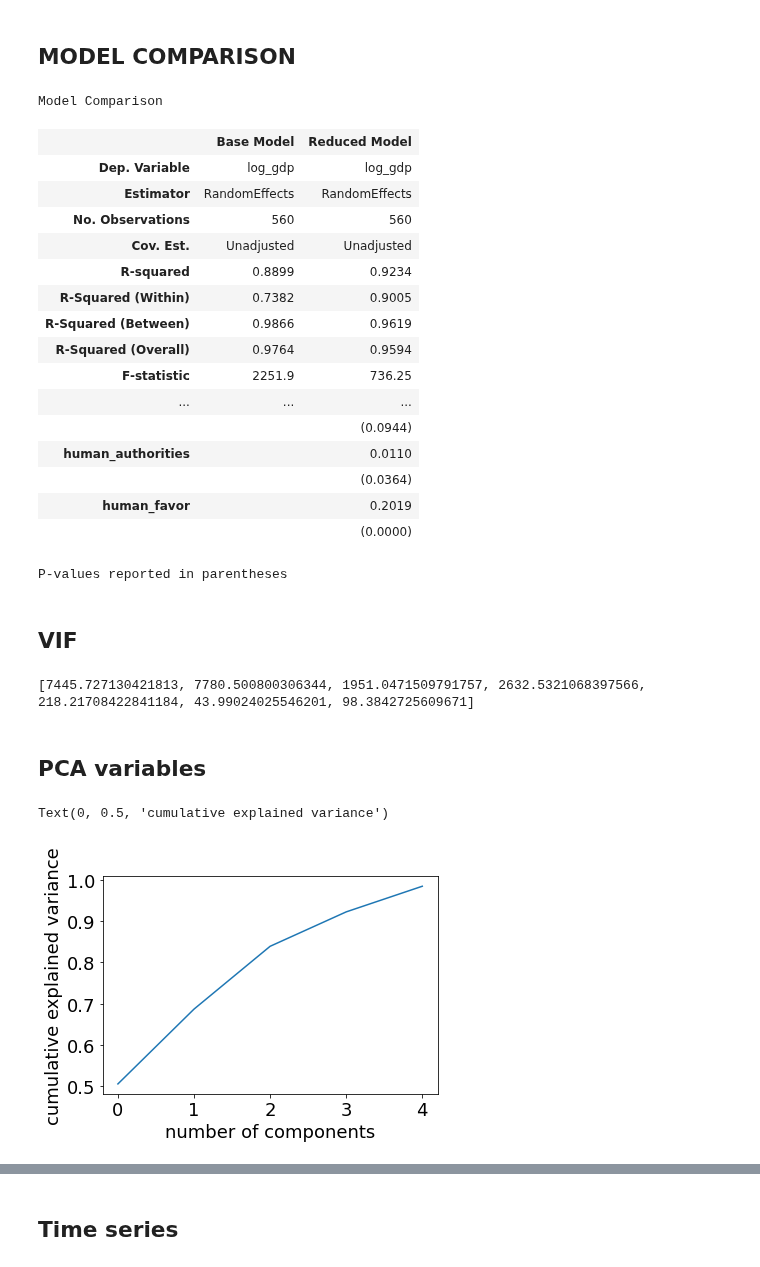
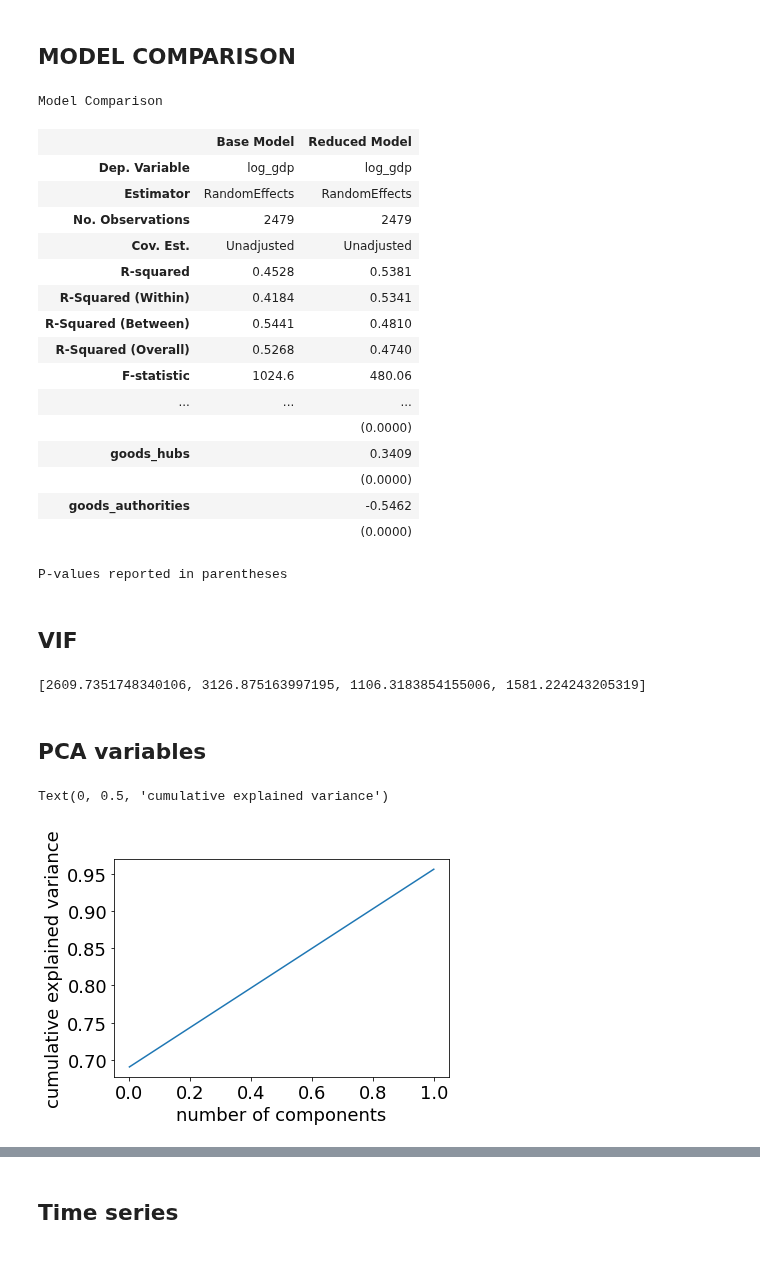
Before and after one commit to jaimeoliver1/social_capital_in_trade_networks, a Jupyter notebook: notebooks/01_01_linear_models_social_capital.ipynb, the cells around one changed output, grey strips where cells are left out. Cells and saved outputs as stored; diff of their text form; code cells hidden in the pictures.

```diff
--- a/notebooks/01_01_linear_models_social_capital.ipynb
+++ b/notebooks/01_01_linear_models_social_capital.ipynb
@@ -35,7 +35,7 @@ networks = ['financial', 'goods', 'human']
 df_model['human_authorities_cero'] = np.isclose(df_model.human_authorities, 0)
 df_model['receiving_cuntries'] = df_model.groupby('country').human_authorities_cero.transform(lambda x: sum(x)<len(x))
 
-df_model = df_model[df_model.receiving_cuntries]
+#df_model = df_model[df_model.receiving_cuntries]
 
 for c in [f'{n}_{c}' for c in centralities for n in networks]:
     df_model[c] = df_model[c].map(lambda x: np.log1p(x*1.e8))
@@ -44,12 +44,3 @@ df_model.loc[df_model.human_authorities_cero, 'human_authorities'] = np.nan
 df_model['human_authorities'] = df_model['human_authorities'].fillna(df_model.groupby('year')['human_authorities'].transform(lambda x: x.median()))
 
 df_model = df_model[~df_model.country.isin(['MNE', 'SRB', 'STP', 'PRK'])]
-# %%
-data_path = os.path.join(output_filepath, 'panel_data.parquet')
-df_model = pd.read_parquet(data_path)
-
-df_model = df_model[df_model.year.between(2001, 2016)]
-
-df_model['human_authorities_cero'] = np.isclose(df_model.human_authorities, 0)
-
-df_model['human_authorities_cero'].value_counts()
@@ -286,9 +281,10 @@ reduced_terms_list = ['financial_hubs',
                       'financial_authorities',
                       'goods_hubs',
                       'goods_authorities',
-                      'human_hubs',
-                      'human_authorities',
-                      'human_favor']
+                      #'human_hubs',
+                      #'human_authorities',
+                      #'human_favor'
+                         ]
 
 reduced_terms_regression = ' + '.join(reduced_terms_list)
 # %%
@@ -317,19 +313,19 @@ Model Comparison
 |  | Base Model | Reduced Model |
 | Dep. Variable | log_gdp | log_gdp |
 | Estimator | RandomEffects | RandomEffects |
-| No. Observations | 560 | 560 |
+| No. Observations | 2479 | 2479 |
 | Cov. Est. | Unadjusted | Unadjusted |
-| R-squared | 0.8899 | 0.9234 |
-| R-Squared (Within) | 0.7382 | 0.9005 |
-| R-Squared (Between) | 0.9866 | 0.9619 |
-| R-Squared (Overall) | 0.9764 | 0.9594 |
-| F-statistic | 2251.9 | 736.25 |
+| R-squared | 0.4528 | 0.5381 |
+| R-Squared (Within) | 0.4184 | 0.5341 |
+| R-Squared (Between) | 0.5441 | 0.4810 |
+| R-Squared (Overall) | 0.5268 | 0.4740 |
+| F-statistic | 1024.6 | 480.06 |
 | ... | ... | ... |
-|  |  | (0.0944) |
-| human_authorities |  | 0.0110 |
-|  |  | (0.0364) |
-| human_favor |  | 0.2019 |
 |  |  | (0.0000) |
+| goods_hubs |  | 0.3409 |
+|  |  | (0.0000) |
+| goods_authorities |  | -0.5462 |
+|  |  | (0.0000) |
 P-values reported in parentheses
 # %% [markdown]
 ## VIF
@@ -340,38 +336,38 @@ vif = [variance_inflation_factor(df_model[reduced_terms_list].values, i) for i i
 
 print(vif)
 # %% [output]
-[7445.727130421813, 7780.500800306344, 1951.0471509791757, 2632.5321068397566, 218.21708422841184, 43.99024025546201, 98.3842725609671]
+[2609.7351748340106, 3126.875163997195, 1106.3183854155006, 1581.224243205319]
 # %% [markdown]
 ## PCA variables
 # %%
 from sklearn.preprocessing import StandardScaler
 from sklearn.decomposition import PCA
 from sklearn.pipeline import Pipeline
 
-n = 5
+n = 2
 
 pipe = Pipeline([
         ('scale', StandardScaler()),
         ('reduce_dims', PCA(n_components=n))]
         )
 
-all_terms = [[n + '_' + c for c in centralities] for n in ['financial', 'human']]
+all_terms = [[n + '_' + c for c in centralities] for n in networks]
 all_terms = [item for sublist in all_terms for item in sublist]
 all_terms = reduced_terms_list.copy()
 df_model[[f'pca_{i}' for i in range(n)]] = pipe.fit_transform(df_model[all_terms])
 
 pipe = Pipeline([
         ('scale', StandardScaler()),
         ('reduce_dims', PCA(n_components=n))]
         )
 pipe.fit(df_model[all_terms])
 
 plt.plot(np.cumsum(pipe['reduce_dims'].explained_variance_ratio_))
 plt.xlabel('number of components')
 plt.ylabel('cumulative explained variance')
 # %% [output]
 Text(0, 0.5, 'cumulative explained variance')
-[figure, old version]
+[figure, new version]
 # %%
 f = 'log_gdp ~ log_GFCF + log_wkn_population + 1 + ' + ' + '.join([f'pca_{i}' for i in range(n)])
 y, X = patsy.dmatrices(f, df_model.set_index(['country','year']),  return_type='dataframe')
```
Also changed, not shown: parts of 13 cells of this notebook, 3 other files.
